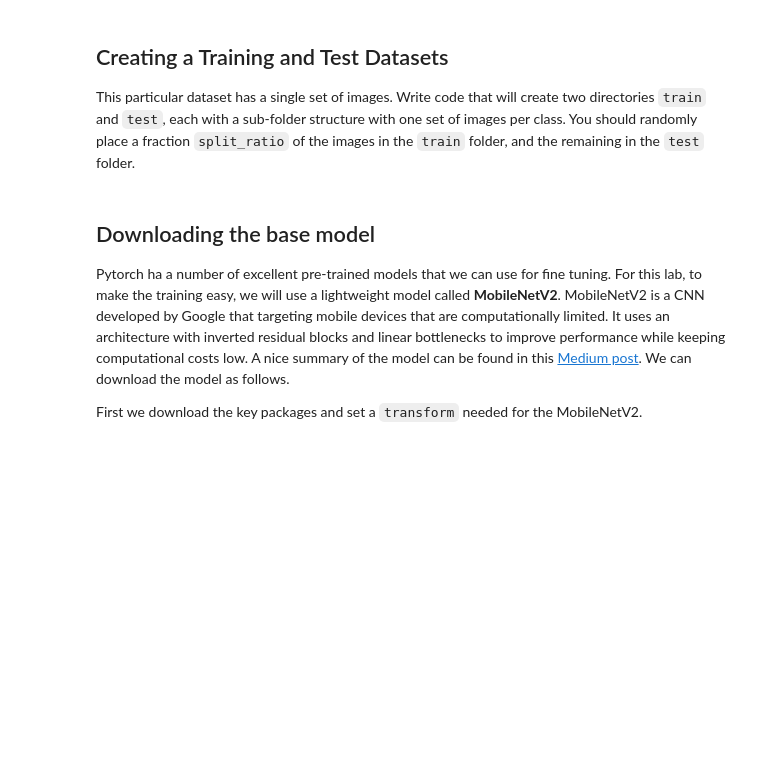
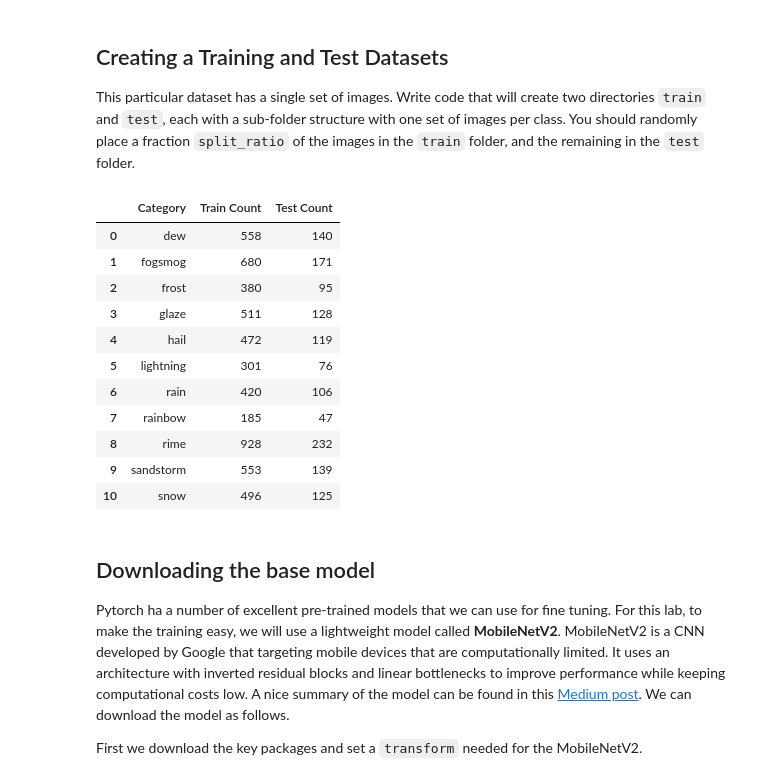
Before and after one commit to prachi-pradhan/introml, a Jupyter notebook: unit10_cnn/lab_weather_partial.ipynb, the cells around one changed output. Saved outputs shown, nothing was run; the diff lists cells and outputs as text; code cells hidden in the pictures; blank space fills up the shorter version.

```diff
--- a/unit10_cnn/lab_weather_partial.ipynb
+++ b/unit10_cnn/lab_weather_partial.ipynb
@@ -132,65 +139,73 @@ for i, cat in enumerate(categories):
 ## Creating a Training and Test Datasets
 This particular dataset has a single set of images.  Write code that will create two directories `train` and `test`, each with a sub-folder structure  with one set of images per class.  You should randomly place a fraction `split_ratio` of the images in the `train` folder, and the remaining in the `test` folder.
 # %%
+import shutil
 # Set the training and test directory paths
 train_dir = "/content/train"
-test_dir = "/content/test"
+test_dir  = "/content/test"
+
 
 # TODO:  Loop over each category and split the images into training and test sets
 # in each category according to the split_ratio
-
-split_ratio = 0.8  # usually given in the notebook earlier
+# Create train/test subfolders for each category
+split_ratio = 0.8  # 80% train, 20% test
 
 os.makedirs(train_dir, exist_ok=True)
 os.makedirs(test_dir, exist_ok=True)
 
-for cat in categories:
-    cat_path = os.path.join(dataset_path, cat)
-    images = os.listdir(cat_path)
+for category in categories:
+    src_dir = os.path.join(dataset_path, category)
+    train_cat = os.path.join(train_dir, category)
+    test_cat = os.path.join(test_dir, category)
 
-    random.shuffle(images)
-    split_index = int(len(images) * split_ratio)
+    os.makedirs(train_cat, exist_ok=True)
+    os.makedirs(test_cat, exist_ok=True)
 
-    train_images = images[:split_index]
-    test_images = images[split_index:]
+    files = os.listdir(src_dir)
+    random.shuffle(files)
 
-    # create category folders
-    os.makedirs(os.path.join(train_dir, cat), exist_ok=True)
-    os.makedirs(os.path.join(test_dir, cat), exist_ok=True)
+    split_idx = int(len(files) * split_ratio)
+    train_files = files[:split_idx]
+    test_files = files[split_idx:]
 
-    # copy train images
-    for img in train_images:
-        src = os.path.join(cat_path, img)
-        dst = os.path.join(train_dir, cat, img)
-        !cp "{src}" "{dst}"
+    # Copy files
+    for f in train_files:
+        shutil.copy(os.path.join(src_dir, f), os.path.join(train_cat, f))
 
-    # copy test images
-    for img in test_images:
-        src = os.path.join(cat_path, img)
-        dst = os.path.join(test_dir, cat, img)
-        !cp "{src}" "{dst}"
+    for f in test_files:
+        shutil.copy(os.path.join(src_dir, f), os.path.join(test_cat, f))
+
 
 
 # TODO:  Count the number of images in each category for training and test sets
 # and display the counts in a DataFrame
-
 train_counts = []
 test_counts = []
 
-for cat in categories:
-    t_path = os.path.join(train_dir, cat)
-    te_path = os.path.join(test_dir, cat)
-
-    train_counts.append(len(os.listdir(t_path)))
-    test_counts.append(len(os.listdir(te_path)))
+for category in categories:
+    train_counts.append(len(os.listdir(os.path.join(train_dir, category))))
+    test_counts.append(len(os.listdir(os.path.join(test_dir, category))))
 
 df_split = pd.DataFrame({
     "Category": categories,
     "Train Count": train_counts,
     "Test Count": test_counts
 })
 
-print(df_split)
+df_split
+# %% [output]
+|  | Category | Train Count | Test Count |
+| 0 | dew | 558 | 140 |
+| 1 | fogsmog | 680 | 171 |
+| 2 | frost | 380 | 95 |
+| 3 | glaze | 511 | 128 |
+| 4 | hail | 472 | 119 |
+| 5 | lightning | 301 | 76 |
+| 6 | rain | 420 | 106 |
+| 7 | rainbow | 185 | 47 |
+| 8 | rime | 928 | 232 |
+| 9 | sandstorm | 553 | 139 |
+| 10 | snow | 496 | 125 |
 # %% [markdown]
 ## Downloading the base model
 
```
Also changed, not shown: parts of 16 cells of this notebook.
